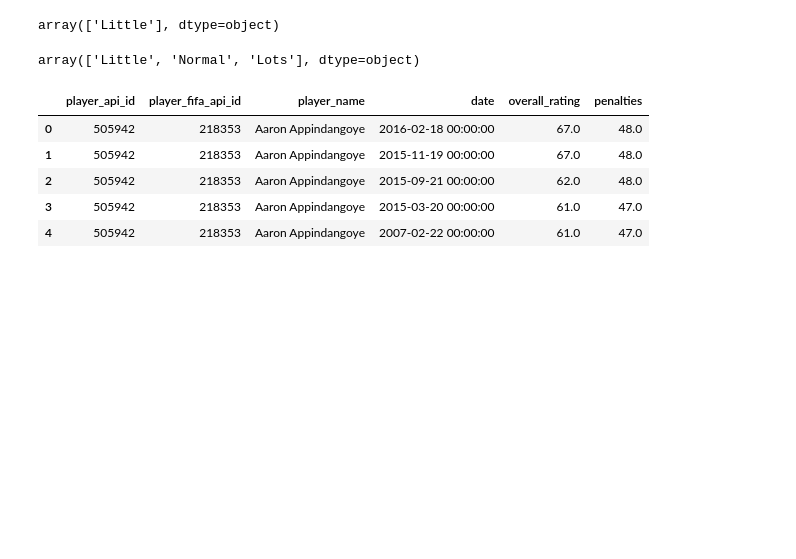
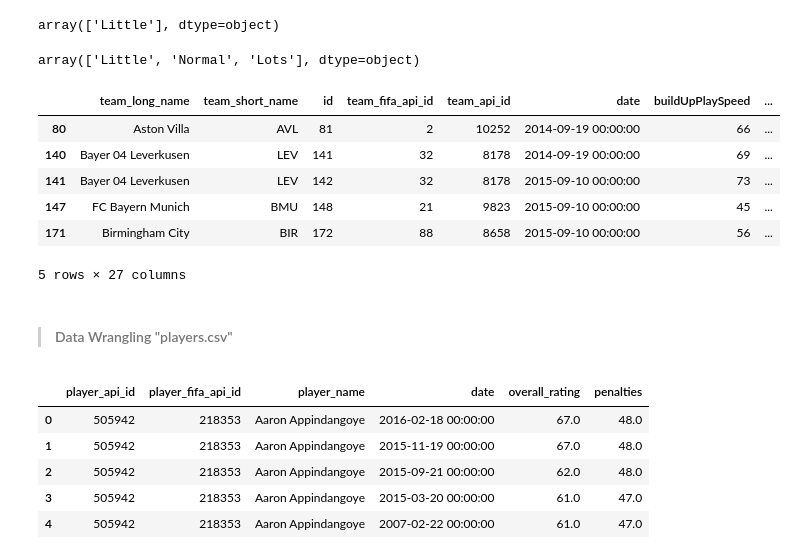
Before and after one commit to mohmednasr/europeansoccerdatabase, a Jupyter notebook: investigate-a-dataset.ipynb, the cells around one changed output. Saved outputs shown, nothing was run; the diff lists cells and outputs as text; code cells hidden in the pictures; blank space fills up the shorter version.

```diff
--- a/investigate-a-dataset.ipynb
+++ b/investigate-a-dataset.ipynb
@@ -97,6 +98,22 @@ array(['Little'], dtype=object)
 df_teams['buildUpPlayDribblingClass'].unique()
 # %% [output]
 array(['Little', 'Normal', 'Lots'], dtype=object)
+# %%
+#check if buildUpPlayDribblingClass = 'Little' and buildUpPlayDribbing is not NaN
+# and name this dataframe to use this data frame to fill NaN
+df_dribbling_little = df_teams[(df_teams.buildUpPlayDribblingClass == 'Little') & (~(df_teams.buildUpPlayDribbling.isnull()))]
+df_dribbling_little.head()
+# %% [output]
+|  | team_long_name | team_short_name | id | team_fifa_api_id | team_api_id | date | buildUpPlaySpeed | ... |
+| 80 | Aston Villa | AVL | 81 | 2 | 10252 | 2014-09-19 00:00:00 | 66 | ... |
+| 140 | Bayer 04 Leverkusen | LEV | 141 | 32 | 8178 | 2014-09-19 00:00:00 | 69 | ... |
+| 141 | Bayer 04 Leverkusen | LEV | 142 | 32 | 8178 | 2015-09-10 00:00:00 | 73 | ... |
+| 147 | FC Bayern Munich | BMU | 148 | 21 | 9823 | 2015-09-10 00:00:00 | 45 | ... |
+| 171 | Birmingham City | BIR | 172 | 88 | 8658 | 2015-09-10 00:00:00 | 56 | ... |
+5 rows × 27 columns
+# %% [markdown]
+
+> #### Data Wrangling "players.csv"
 # %%
 # define data frame for players
 df_players = pd.read_csv('players.csv')
```
Also changed, not shown: parts of 25 cells of this notebook.
